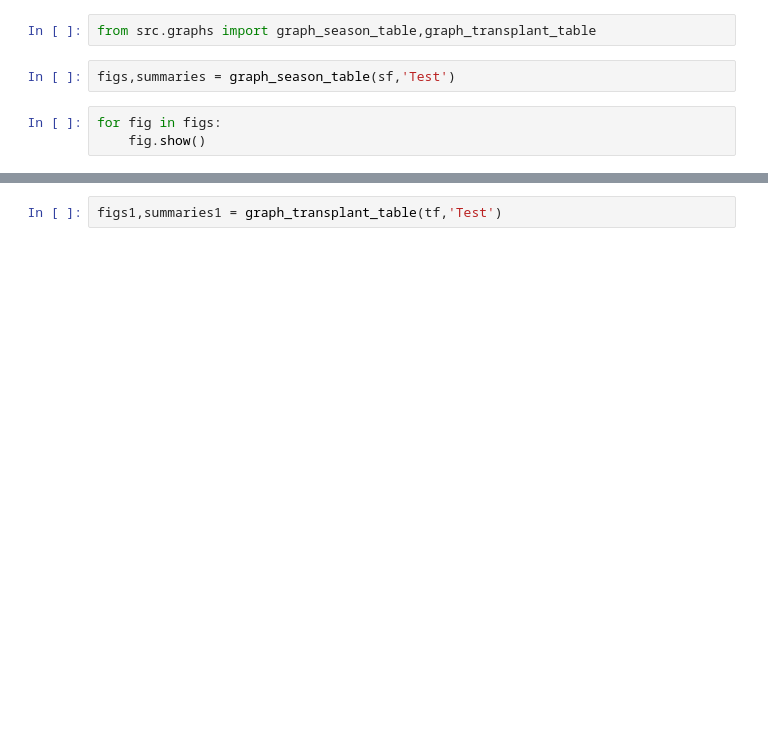
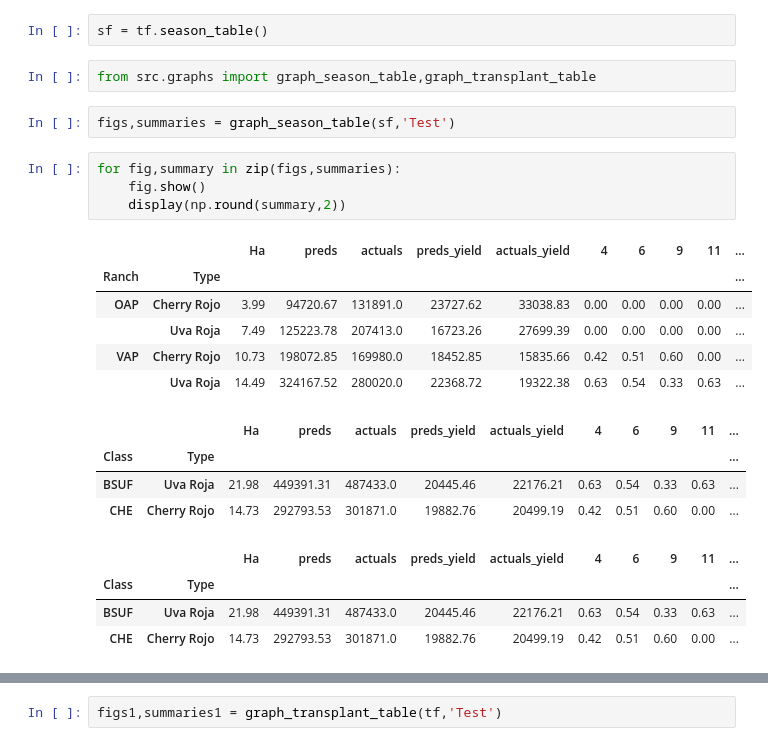
Before and after one commit to ZakirBAhmad/CherryOnTop, a Jupyter notebook: sandbox/graph_demo.ipynb, the cells around one changed output, grey strips where cells are left out. Drawn from its saved outputs; the diff is of its cells as text; blank space fills up the shorter version.

```diff
--- a/sandbox/demo.ipynb
+++ b/sandbox/graph_demo.ipynb
@@ -125,7 +54,25 @@ pf = b[pfs[0][0]]
+# %%
+sf = tf.season_table()
 # %%
 from src.graphs import graph_season_table,graph_transplant_table
 # %%
 figs,summaries = graph_season_table(sf,'Test')
 # %%
-for fig in figs:
+for fig,summary in zip(figs,summaries):
     fig.show()
+    display(np.round(summary,2))
+# %% [output]
+|  |  | Ha | preds | actuals | preds_yield | actuals_yield | 4 | 6 | 9 | 11 | ... |
+| Ranch | Type |  |  |  |  |  |  |  |  |  | ... |
+| OAP | Cherry Rojo | 3.99 | 94720.67 | 131891.0 | 23727.62 | 33038.83 | 0.00 | 0.00 | 0.00 | 0.00 | ... |
+|  | Uva Roja | 7.49 | 125223.78 | 207413.0 | 16723.26 | 27699.39 | 0.00 | 0.00 | 0.00 | 0.00 | ... |
+| VAP | Cherry Rojo | 10.73 | 198072.85 | 169980.0 | 18452.85 | 15835.66 | 0.42 | 0.51 | 0.60 | 0.00 | ... |
+|  | Uva Roja | 14.49 | 324167.52 | 280020.0 | 22368.72 | 19322.38 | 0.63 | 0.54 | 0.33 | 0.63 | ... |
+|  |  | Ha | preds | actuals | preds_yield | actuals_yield | 4 | 6 | 9 | 11 | ... |
+| Class | Type |  |  |  |  |  |  |  |  |  | ... |
+| BSUF | Uva Roja | 21.98 | 449391.31 | 487433.0 | 20445.46 | 22176.21 | 0.63 | 0.54 | 0.33 | 0.63 | ... |
+| CHE | Cherry Rojo | 14.73 | 292793.53 | 301871.0 | 19882.76 | 20499.19 | 0.42 | 0.51 | 0.60 | 0.00 | ... |
+|  |  | Ha | preds | actuals | preds_yield | actuals_yield | 4 | 6 | 9 | 11 | ... |
+| Class | Type |  |  |  |  |  |  |  |  |  | ... |
+| BSUF | Uva Roja | 21.98 | 449391.31 | 487433.0 | 20445.46 | 22176.21 | 0.63 | 0.54 | 0.33 | 0.63 | ... |
+| CHE | Cherry Rojo | 14.73 | 292793.53 | 301871.0 | 19882.76 | 20499.19 | 0.42 | 0.51 | 0.60 | 0.00 | ... |
```
Also changed, not shown: parts of 21 cells of this notebook, 9 other files.
